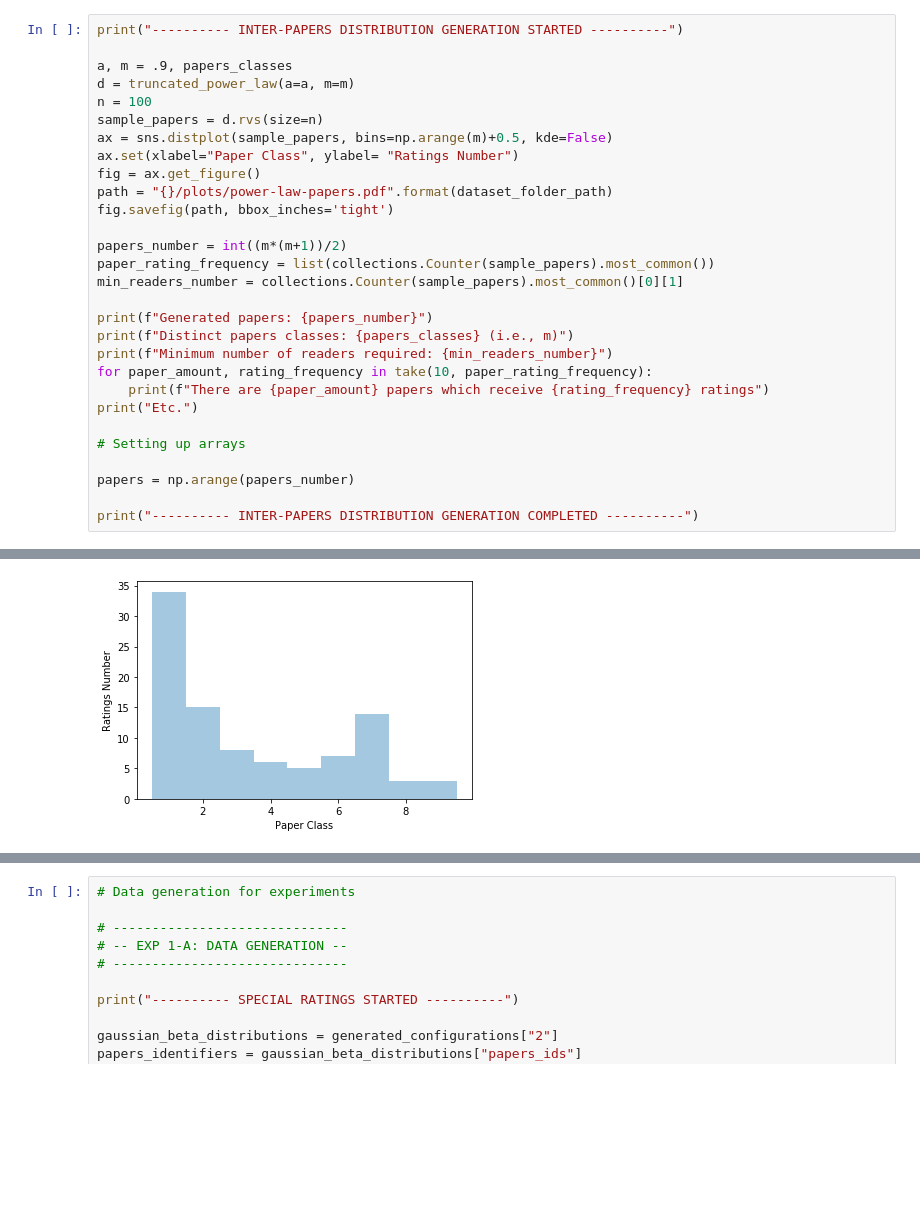
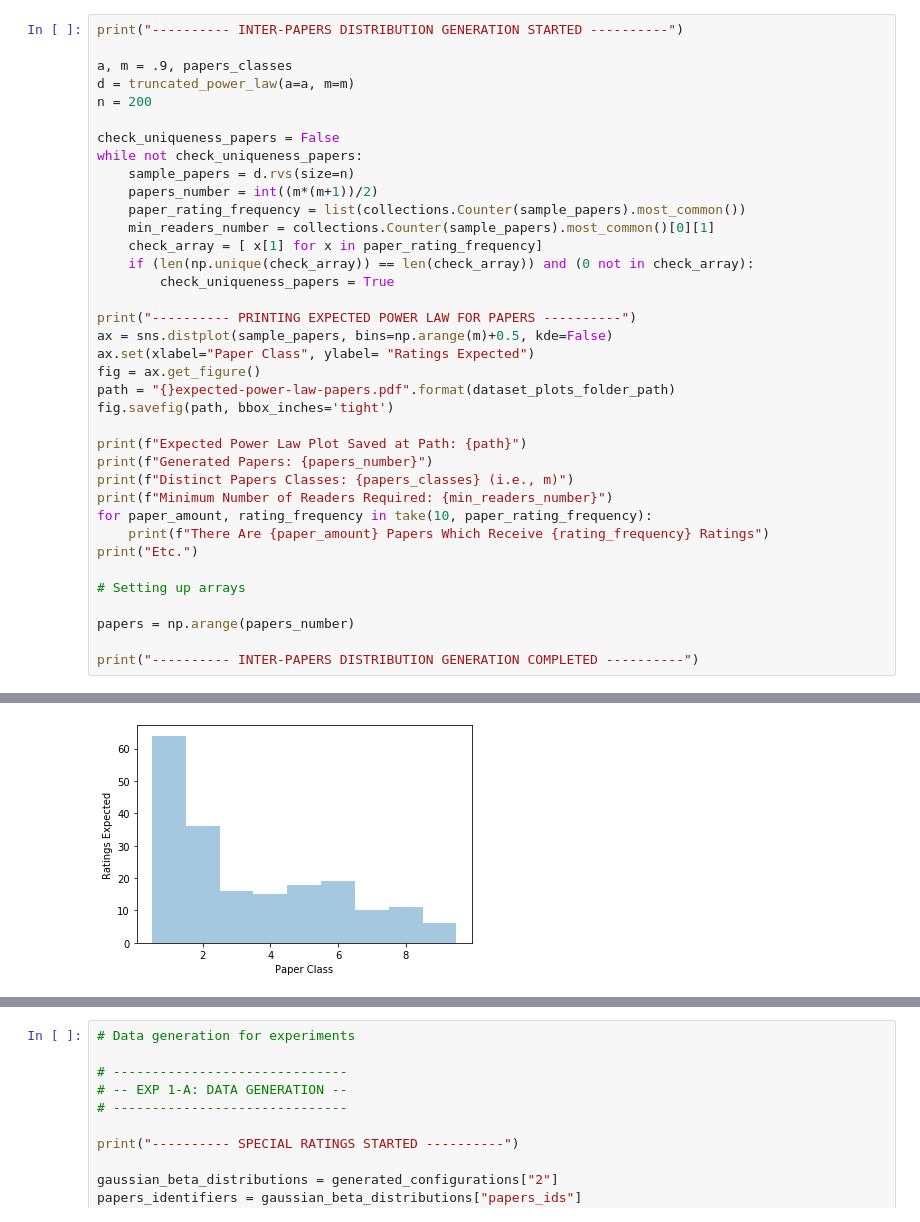
Before and after one commit to Miccighel/RS_Py, a Jupyter notebook: notebooks/Seeder.ipynb, the cells around one changed output, grey strips where cells are left out. Cells and saved outputs as stored; diff of their text form; blank space fills up the shorter version.

```diff
--- a/notebooks/Seeder.ipynb
+++ b/notebooks/Seeder.ipynb
@@ -126,23 +138,31 @@ print("---------- INTER-PAPERS DISTRIBUTION GENERATION STARTED ----------")
 
 a, m = .9, papers_classes
 d = truncated_power_law(a=a, m=m)
-n = 100
-sample_papers = d.rvs(size=n)
+n = 200
+
+check_uniqueness_papers = False
+while not check_uniqueness_papers:
+    sample_papers = d.rvs(size=n)
+    papers_number = int((m*(m+1))/2)
+    paper_rating_frequency = list(collections.Counter(sample_papers).most_common())
+    min_readers_number = collections.Counter(sample_papers).most_common()[0][1]
+    check_array = [ x[1] for x in paper_rating_frequency]
+    if (len(np.unique(check_array)) == len(check_array)) and (0 not in check_array):
+        check_uniqueness_papers = True
+
+print("---------- PRINTING EXPECTED POWER LAW FOR PAPERS ----------")
 ax = sns.distplot(sample_papers, bins=np.arange(m)+0.5, kde=False)
-ax.set(xlabel="Paper Class", ylabel= "Ratings Number")
+ax.set(xlabel="Paper Class", ylabel= "Ratings Expected")
 fig = ax.get_figure()
-path = "{}/plots/power-law-papers.pdf".format(dataset_folder_path)
+path = "{}expected-power-law-papers.pdf".format(dataset_plots_folder_path)
 fig.savefig(path, bbox_inches='tight')
 
-papers_number = int((m*(m+1))/2)
-paper_rating_frequency = list(collections.Counter(sample_papers).most_common())
-min_readers_number = collections.Counter(sample_papers).most_common()[0][1]
-
-print(f"Generated papers: {papers_number}")
-print(f"Distinct papers classes: {papers_classes} (i.e., m)")
-print(f"Minimum number of readers required: {min_readers_number}")
+print(f"Expected Power Law Plot Saved at Path: {path}")
+print(f"Generated Papers: {papers_number}")
+print(f"Distinct Papers Classes: {papers_classes} (i.e., m)")
+print(f"Minimum Number of Readers Required: {min_readers_number}")
 for paper_amount, rating_frequency in take(10, paper_rating_frequency):
-    print(f"There are {paper_amount} papers which receive {rating_frequency} ratings")
+    print(f"There Are {paper_amount} Papers Which Receive {rating_frequency} Ratings")
 print("Etc.")
 
 # Setting up arrays
@@ -168,4 +190,4 @@ There are 8 papers which receive 3 ratings
 Etc.
 ---------- INTER-PAPERS DISTRIBUTION GENERATION COMPLETED ----------
-[figure, old version]
+[figure, new version]
 # %%
```
Also changed, not shown: parts of 11 cells of this notebook, 14 other files.
